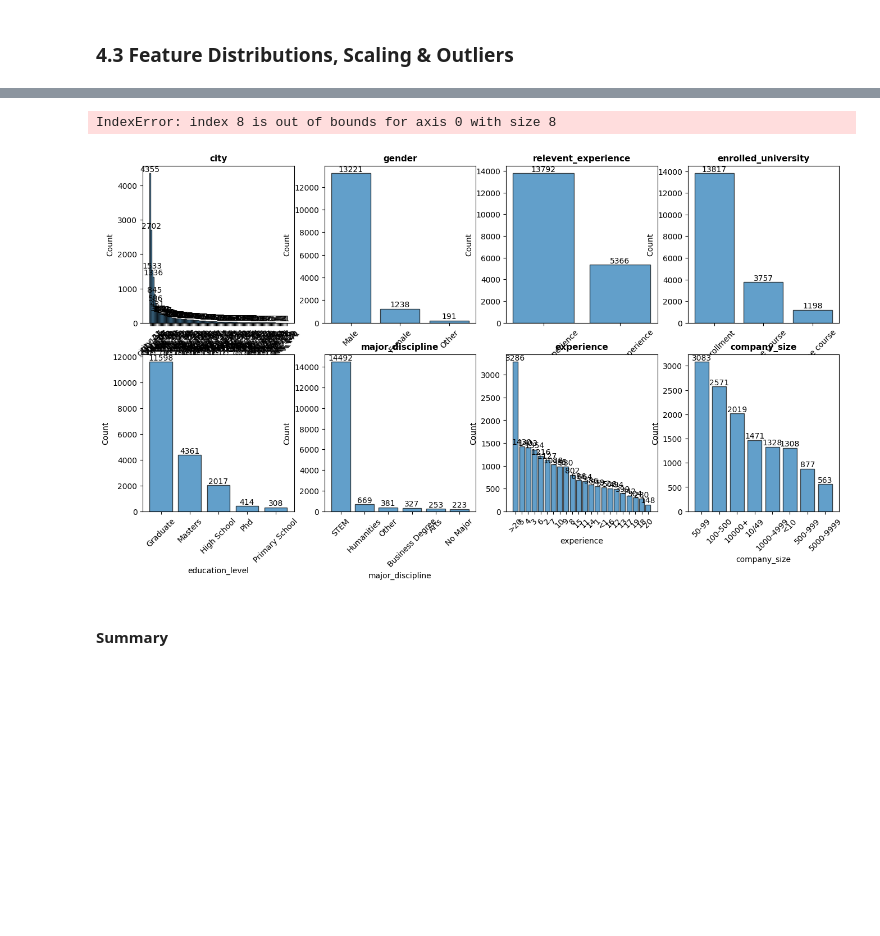
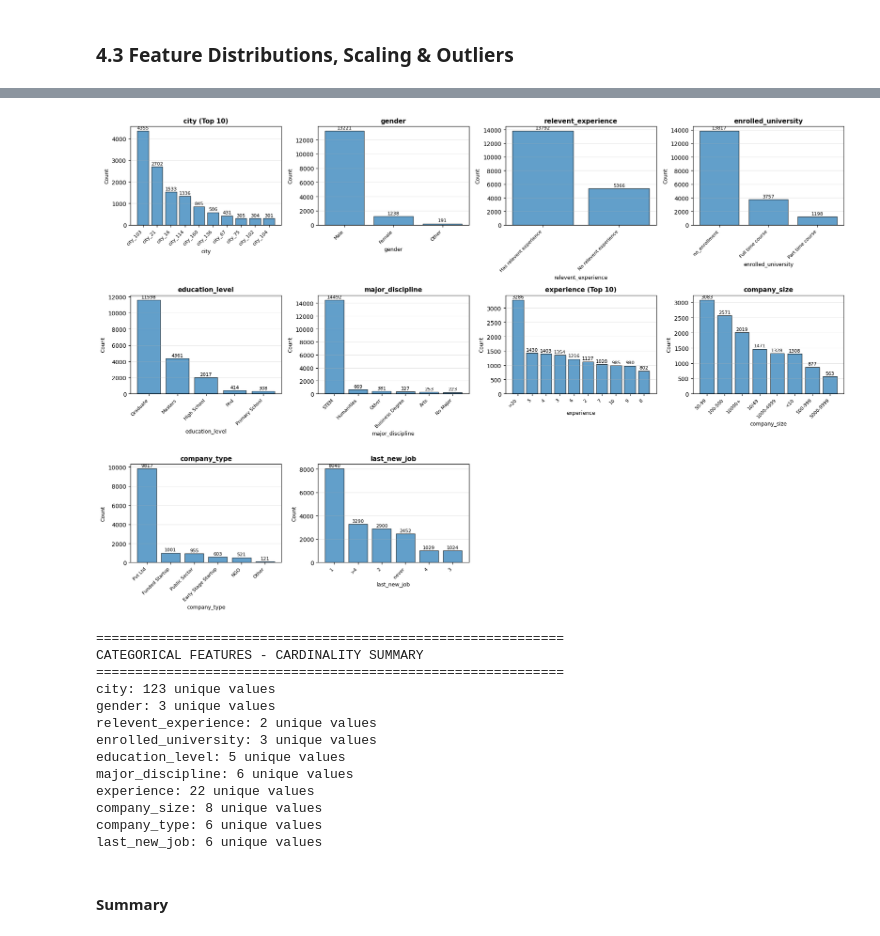
Before and after one commit to Angry-Jay/ML_TheHiredHand, a Jupyter notebook: ml-the-hired-hand.ipynb, the cells around one changed output, grey strips where cells are left out. Drawn from its saved outputs; the diff is of its cells as text; code cells hidden in the pictures; blank space fills up the shorter version.

```diff
--- a/ml-the-hired-hand.ipynb
+++ b/ml-the-hired-hand.ipynb
@@ -599,30 +495,61 @@ target:
 # %%
-# Categorical features distribution
-categorical_features = [col for col in categorical_cols if col != 'status']
+# Categorical features distribution (visualize top categories for high-cardinality features)
+categorical_features = categorical_cols.copy()
 
-fig, axes = plt.subplots(2, 4, figsize=(16, 8))
+fig, axes = plt.subplots(3, 4, figsize=(18, 12))
 axes = axes.ravel()
 
-for idx, col in enumerate(categorical_features):
+for idx, col in enumerate(categorical_features[:10]):
+    # For high-cardinality features, show only top 10
     value_counts = df[col].value_counts()
-    axes[idx].bar(value_counts.index, value_counts.values, edgecolor='black', alpha=0.7)
-    axes[idx].set_title(f'{col}', fontsize=11, fontweight='bold')
-    axes[idx].set_xlabel(col)
-    axes[idx].set_ylabel('Count')
-    axes[idx].tick_params(axis='x', rotation=45)
+
+    if len(value_counts) > 10:
+        value_counts = value_counts.head(10)
+        title_suffix = " (Top 10)"
+    else:
+        title_suffix = ""
+
+    axes[idx].bar(range(len(value_counts)), value_counts.values, edgecolor='black', alpha=0.7)
+    axes[idx].set_xticks(range(len(value_counts)))
+    axes[idx].set_xticklabels(value_counts.index, rotation=45, ha='right', fontsize=8)
+    axes[idx].set_title(f'{col}{title_suffix}', fontsize=11, fontweight='bold')
+    axes[idx].set_xlabel(col, fontsize=9)
+    axes[idx].set_ylabel('Count', fontsize=9)
+    axes[idx].grid(axis='y', alpha=0.3)
 
     # Add count labels on bars
     for i, v in enumerate(value_counts.values):
-        axes[idx].text(i, v + 1, str(v), ha='center', va='bottom')
+        axes[idx].text(i, v + max(value_counts.values)*0.01, str(v), ha='center', va='bottom', fontsize=8)
 
-# Remove empty subplot
-fig.delaxes(axes[7])
+# Remove empty subplots
+for i in range(len(categorical_features[:10]), 12):
+    fig.delaxes(axes[i])
 
 plt.tight_layout()
 plt.show()
+
+# Print summary statistics for all categorical features
+print("=" * 60)
+print("CATEGORICAL FEATURES - CARDINALITY SUMMARY")
+print("=" * 60)
+for col in categorical_cols:
+    unique_count = df[col].nunique()
+    print(f"{col}: {unique_count} unique values")
 # %% [output]
+[figure, new version]
-IndexError: index 8 is out of bounds for axis 0 with size 8
+============================================================
+CATEGORICAL FEATURES - CARDINALITY SUMMARY
+============================================================
+city: 123 unique values
+gender: 3 unique values
+relevent_experience: 2 unique values
+enrolled_university: 3 unique values
+education_level: 5 unique values
+major_discipline: 6 unique values
+experience: 22 unique values
+company_size: 8 unique values
+company_type: 6 unique values
+last_new_job: 6 unique values
-[figure, old version]
 # %% [markdown]
 #### Summary
 # %% [markdown]
```
Also changed, not shown: parts of 12 cells of this notebook.
